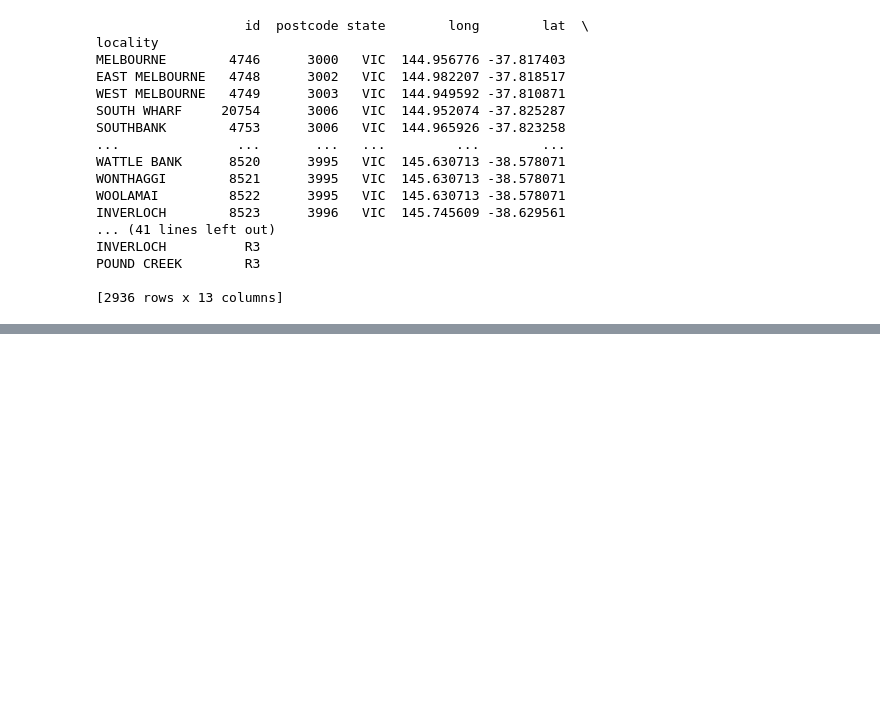
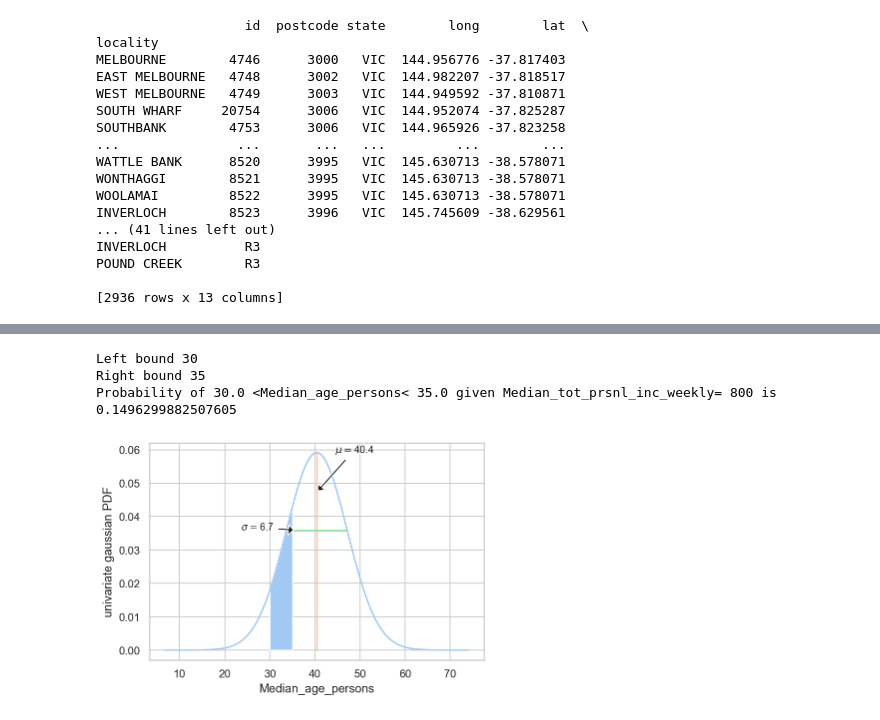
Before and after one commit to caleblau97/victoria_stats, a Jupyter notebook: vic_locality_polygon_shp/vic_suburbs.ipynb, the cells around one changed output, grey strips where cells are left out. Cells and saved outputs as stored; diff of their text form; code cells hidden in the pictures; blank space fills up the shorter version.

```diff
--- a/vic_locality_polygon_shp/vic_suburbs.ipynb
+++ b/vic_locality_polygon_shp/vic_suburbs.ipynb
@@ -407,0 +328,58 @@ print(np.sum(y))
+# %%
+#given personal income=800 what is age
+#age|income=800
+#y1|y2=a
+def _gauss1d(x,sig,mu):
+    return (1/(sig*np.sqrt(2*np.pi)))*np.exp(-0.5*((x-mu)**2/sig**2))
+
+def conditional(a,ybar1d,cov,x_name,y_name,interval=False):
+
+
+
+    mu_cond=ybar1d[0]+cov[0,1]*(cov[1,1]**(-1))*(a-ybar1d[1]) #find the mu conditioned on given 'a'
+
+    cov_cond=cov[0,0]-cov[0,1]*(cov[1,1]**(-1))*cov[1,0]# find the covariance on given 'a'
+
+
+    std=np.sqrt(cov_cond)
+
+
+
+    x=np.linspace(-5*std+mu_cond,5*std+mu_cond,100)
+
+    y=_gauss1d(x,std,mu_cond)
+    fig, ax = plt.subplots()
+    std_num=std*1
+    ax.plot(x,y)
+    ax.plot([mu_cond,mu_cond],[0,np.max(y)])
+    ax.plot([mu_cond-std_num,mu_cond+std_num],np.repeat(_gauss1d(mu_cond+std_num,std,mu_cond),2))
+
+    #print(mu_cond)
+    ax.annotate('$\mu=$'+str(np.around(mu_cond,decimals=1)),xy=(mu_cond,np.max(y)*0.8),
+                xytext=(mu_cond*1.1,(np.max(y)/1)), arrowprops=dict(arrowstyle='simple,head_width=1',facecolor='k'))
+
+    ax.annotate('$\sigma=$'+str(np.around(std_num,decimals=1)),xy=((mu_cond-std_num*0.7),_gauss1d(mu_cond+std_num,std,mu_cond)) ,
+                xytext=((mu_cond-std_num)*0.7,_gauss1d(mu_cond+std_num,std_num,mu_cond)),arrowprops=dict(arrowstyle='simple,head_width=1',facecolor='k'))
+    #ax.set_ylabel(y_name)
+    ax.set_xlabel(y_name)
+    ax.set_ylabel('univariate gaussian PDF')
+    if interval==True:
+        p1=float(input('Left bound'))
+        p2=float(input('Right bound'))
+        xint=np.linspace(p1,p2,100)
+        #print(_gauss1d(xint,std,mu_cond))
+        ax.fill_between(xint, _gauss1d(xint,std,mu_cond))
+        res, err=quad(_gauss1d,p1,p2,args=(std,mu_cond,))
+        print('Probability of '+str(p1)+' <'+y_name+'< '+str(p2)+' given '+x_name+'= '+str(a)+' is '+str(res))
+    return mu_cond,cov_cond
+
+
+a=800
+a,b=conditional(a,ybar1d,cov,x_name,y_name,interval=True)
+#this graph is tell us P(p1<age<p2|income=a)
+#print(res)
+# %% [output]
+Left bound 30
+Right bound 35
+Probability of 30.0 <Median_age_persons< 35.0 given Median_tot_prsnl_inc_weekly= 800 is 0.1496299882507605
+[figure, added]
```
Also changed, not shown: parts of 7 cells of this notebook.
